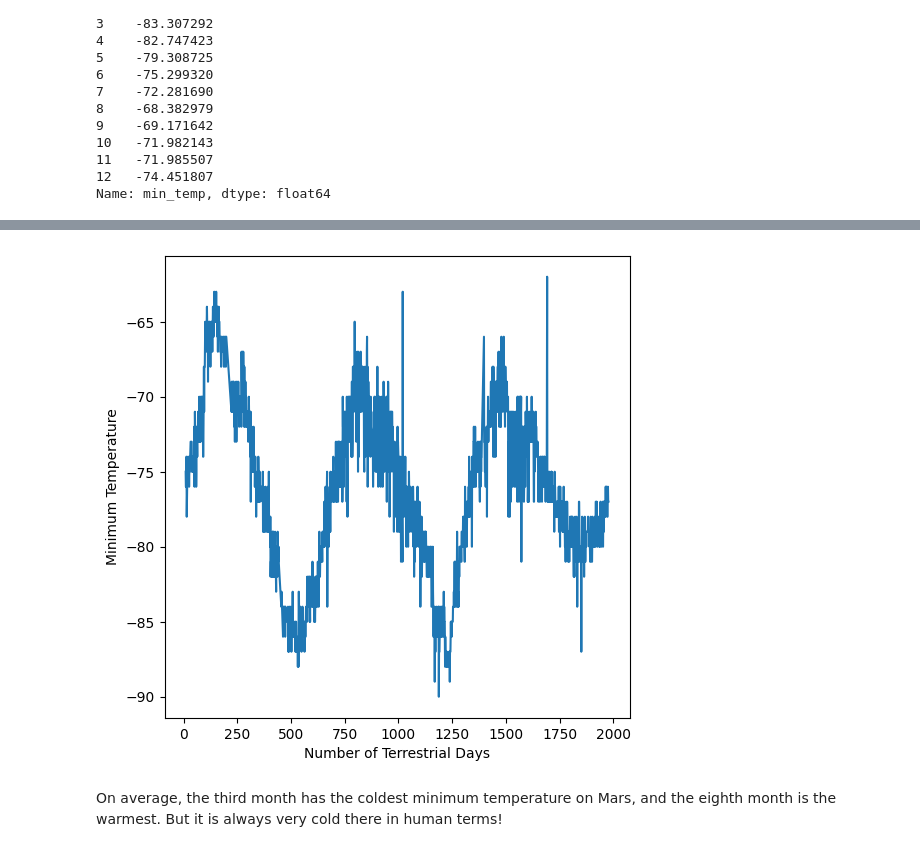
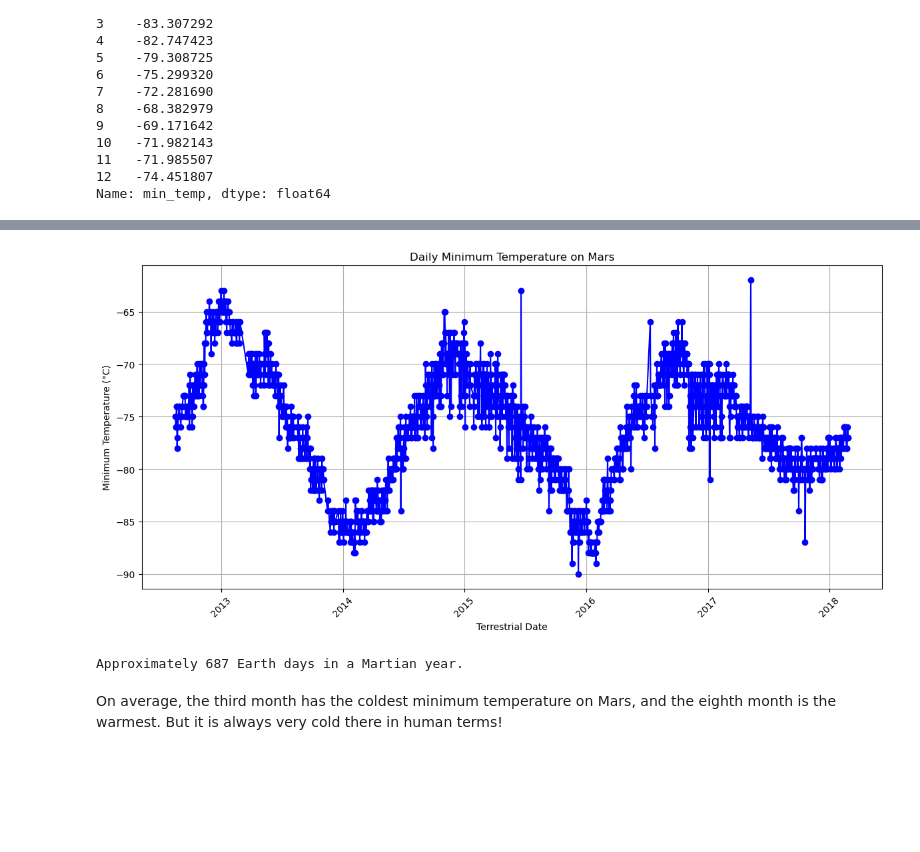
Before and after one commit to Mereissa/Module_11_Challenge, a Jupyter notebook: part_2_mars_weather.ipynb, the cells around one changed output, grey strips where cells are left out. Drawn from its saved outputs; the diff is of its cells as text; code cells hidden in the pictures; blank space fills up the shorter version.

```diff
--- a/part_2_mars_weather.ipynb
+++ b/part_2_mars_weather.ipynb
@@ -51,10 +65,16 @@ Assemble the scraped data into a Pandas DataFrame. The columns should have the s
 # Create an empty list
 data = []
 # Loop through the scraped data to create a list of rows
-for row in rows:
-    cells = row.find_all('td')
-    cells_text = [cell.get_text() for cell in cells]
-    data.append(cells_text)
+for row in rows[1:]:  # Start from index 1 to skip headers
+    data.append({
+        'id': int(row[0]),
+        'terrestrial_date': row[1],
+        'sol': int(row[2]),
+        'ls': float(row[3]),
+        'month': int(row[4]),
+        'min_temp': float(row[5]),
+        'pressure': float(row[6])
+    })
 # %%
 # Create a Pandas DataFrame by using the list of rows and a list of the column names
 df = pd.DataFrame(data, columns=headers)
@@ -88,10 +108,11 @@ pressure            object
 dtype: object
 # %%
 # Change data types for data analysis
+df['id'] = df['id'].astype(int)
 df['terrestrial_date'] = pd.to_datetime(df['terrestrial_date'])
-df['sol'] = df['sol'].astype('int64')
-df['month'] = df['month'].astype('int64')
-df['ls'] = df['ls'].astype('int64')
+df['sol'] = df['sol'].astype(int)
+df['ls'] = df['ls'].astype(float)
+df['month'] = df['month'].astype(int)
 df['min_temp'] = df['min_temp'].astype(float)
 df['pressure'] = df['pressure'].astype(float)
 # %%
@@ -233,12 +208,24 @@ plt.show()
 # %%
 # 5. How many terrestrial (earth) days are there in a Martian year?
-plt.figure(figsize=(6, 6))
-plt.plot(df['sol'], df['min_temp'])
-plt.xlabel('Number of Terrestrial Days')
-plt.ylabel('Minimum Temperature')
+import matplotlib.pyplot as plt
+
+# Plot daily minimum temperature
+plt.figure(figsize=(12, 6))
+plt.plot(df['terrestrial_date'], df['min_temp'], marker='o', linestyle='-', color='b')
+plt.xlabel('Terrestrial Date')
+plt.ylabel('Minimum Temperature (°C)')
+plt.title('Daily Minimum Temperature on Mars')
+plt.xticks(rotation=45)
+plt.grid(True)
+plt.tight_layout()
 plt.show()
+
+# Estimate Martian year in Earth days (687 days approximately)
+martian_year_in_earth_days = 687
+print(f"Approximately {martian_year_in_earth_days} Earth days in a Martian year.")
 # %% [output]
-[figure, old version]
+[figure, new version]
+Approximately 687 Earth days in a Martian year.
 # %% [markdown]
 On average, the third month has the coldest minimum temperature on Mars, and the eighth month is the warmest. But it is always very cold there in human terms!
 # %% [markdown]
```
Also changed, not shown: parts of 19 cells of this notebook, 3 other files.
